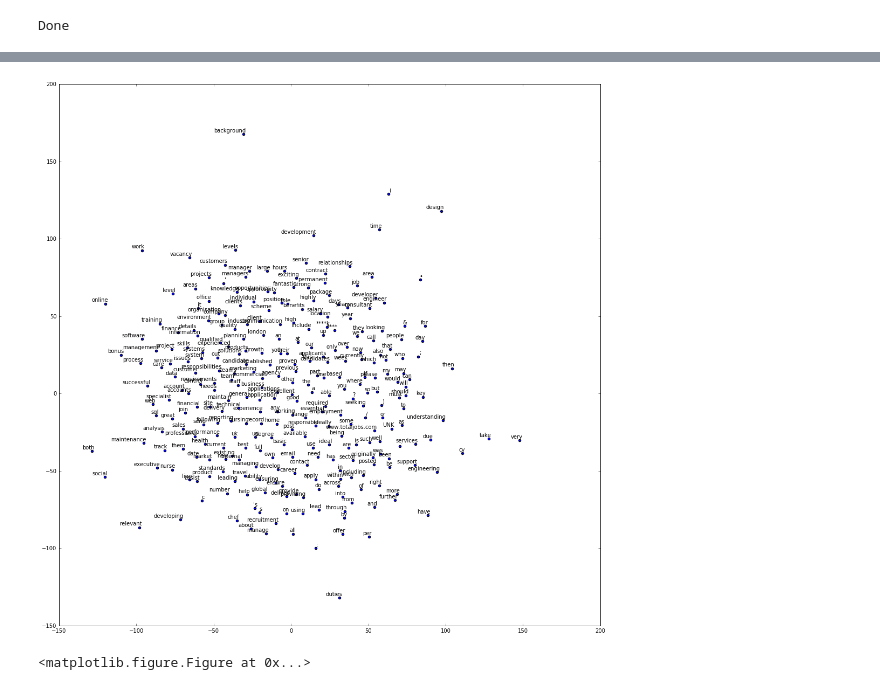
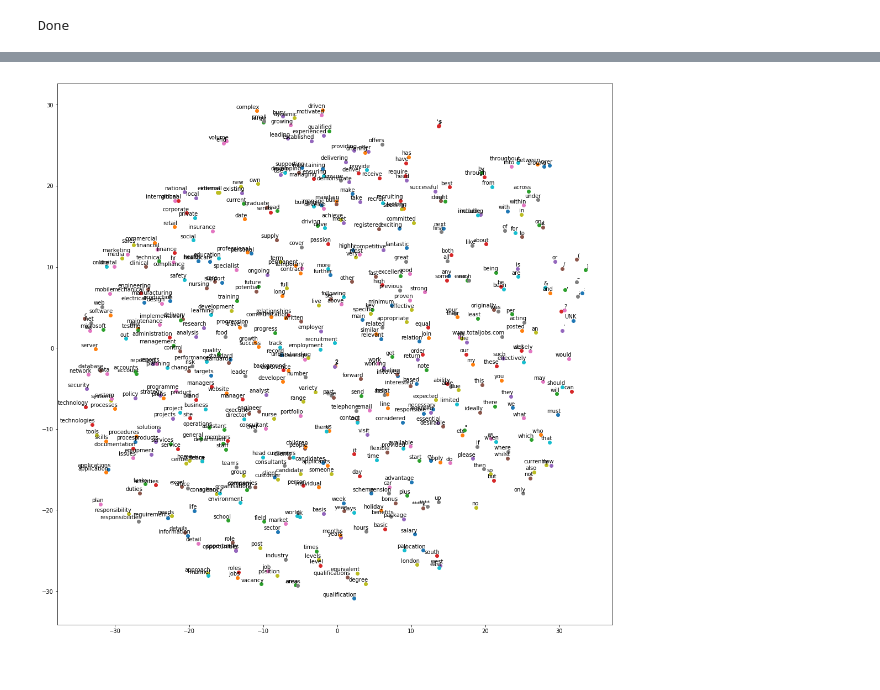
Before and after one commit to sydatascience/textanalytics, a Jupyter notebook: word2vec_basic_tutorial.ipynb, the cells around one changed output, grey strips where cells are left out. Cells and saved outputs as stored; diff of their text form; code cells hidden in the pictures.

Commit message:
Word2Vec upgrades

```diff
--- a/word2vec_basic_tutorial.ipynb
+++ b/word2vec_basic_tutorial.ipynb
@@ -27,19 +27,20 @@ import nltk
 
 #TODO(remove other errors, spelling mistakes, urls etc.)
 #Pipes and stars.
+#TODO Preprocessing and cleaning of text data
 # Split concatenated words http://stackoverflow.com/questions/8870261/how-to-split-text-without-spaces-into-list-of-words
 def get_full_text_description(data_column):
   pattern = re.compile(r'(\w+)\/(\w+)')
   cleaned_text = ''
   for cell in data_column:
     if pattern.search(cell):
-        cell = pattern.sub(r'\1 \2', cell)
+      cell = pattern.sub(r'\1 \2', cell)
     cleaned_text += cell.lower() + ' '
-  tokens = nltk.word_tokenize(unicode(cleaned_text, "utf-8"))
+  tokens = nltk.word_tokenize(cleaned_text)
   text = nltk.Text(tokens)
   return text
 # %%
-data = pandas.read_csv('data/train.csv', nrows=50000) #Can read a subset. First nrows of the total.
-words = get_full_text_description(data['FullDescription'])
+data = pandas.read_csv('data/train.csv')#, nrows=50000) #Can read a subset. First nrows of the total.
+words = get_full_text_description(data['FullDescriptionWithTitle'])
 print(words[0:100])
 # %% [output]
@@ -47,6 +53,6 @@ print(words[0:100])
 # %%
 # Step 2: Build the dictionary and replace rare words with UNK token.
-vocabulary_size = 25000
+vocabulary_size = 100000
 
 def build_dataset(words):
   count = [['UNK', -1]]
@@ -66,9 +72,10 @@ def build_dataset(words):
       unk_count += 1
     data.append(index)
   count[0][1] = unk_count
+  count[0] = (count[0][0], count[0][1])
   reverse_dictionary = dict(zip(dictionary.values(), dictionary.keys()))
   return data, count, dictionary, reverse_dictionary
 
 data, count, dictionary, reverse_dictionary = build_dataset(words)
-del words  # Hint to reduce memory.
+#del words  # Hint to reduce memory requirements.
 # %%
@@ -121,9 +148,9 @@ for i in range(8):
 # %%
 # Step 4: Build and train a skip-gram model.
 
-batch_size = 128
-embedding_size = 128  # Dimension of the embedding vector.
-skip_window = 1       # How many words to consider left and right.
+batch_size = 256
+embedding_size = 256  # Dimension of the embedding vector.
+skip_window = 2       # How many words to consider left and right.
 num_skips = 2         # How many times to reuse an input to generate a label.
 
 # We pick a random validation set to sample nearest neighbors. Here we limit the
@@ -134,6 +161,8 @@ valid_window = 100  # Only pick dev samples in the head of the distribution.
 valid_examples = np.random.choice(valid_window, valid_size, replace=False)
 num_sampled = 64    # Number of negative examples to sample.
 
+learning_rate = 1.0
+
 graph = tf.Graph()
 
 with graph.as_default():
@@ -143,11 +172,10 @@ with graph.as_default():
   train_labels = tf.placeholder(tf.int32, shape=[batch_size, 1])
   valid_dataset = tf.constant(valid_examples, dtype=tf.int32)
 
-  # Ops and variables pinned to the CPU because of missing GPU implementation
-  with tf.device('/cpu:0'):
+  with tf.device('/gpu:0'):
     # Look up embeddings for inputs.
     embeddings = tf.Variable(
-        tf.random_uniform([vocabulary_size, embedding_size], -1.0, 1.0))
+        tf.random_uniform([vocabulary_size, embedding_size], -1.0, 1.0), name='word_embedding')
     embed = tf.nn.embedding_lookup(embeddings, train_inputs)
 
     # Construct the variables for the NCE loss
@@ -160,11 +188,10 @@ with graph.as_default():
   # tf.nce_loss automatically draws a new sample of the negative labels each
   # time we evaluate the loss.
   loss = tf.reduce_mean(
-      tf.nn.nce_loss(nce_weights, nce_biases, embed, train_labels,
+      tf.nn.nce_loss(nce_weights, nce_biases, train_labels, embed,
                      num_sampled, vocabulary_size))
 
-  # Construct the SGD optimizer using a learning rate of 1.0.
-  optimizer = tf.train.GradientDescentOptimizer(1.0).minimize(loss)
+  optimizer = tf.train.GradientDescentOptimizer(learning_rate).minimize(loss)
 
   # Compute the cosine similarity between minibatch examples and all embeddings.
   norm = tf.sqrt(tf.reduce_sum(tf.square(embeddings), 1, keep_dims=True))
@@ -175,5 +202,5 @@ with graph.as_default():
       valid_embeddings, normalized_embeddings, transpose_b=True)
 
   # Add variable initializer.
-  init = tf.initialize_all_variables()
+  init = tf.global_variables_initializer()
 # %%
@@ -237,34 +299,33 @@ Nearest to an: , www.eurolondon.com, ****1, 2011/****, tradesman, experienceo
 # %%
 # Step 6: Visualize the embeddings.
 %matplotlib inline
 
 def plot_with_labels(low_dim_embs, labels, filename='tsne.png'):
   assert low_dim_embs.shape[0] >= len(labels), "More labels than embeddings"
   plt.figure(figsize=(18, 18))  #in inches
   for i, label in enumerate(labels):
     x, y = low_dim_embs[i,:]
     plt.scatter(x, y)
     plt.annotate(label,
                  xy=(x, y),
                  xytext=(5, 2),
                  textcoords='offset points',
                  ha='right',
                  va='bottom')
-  plt.show()
+  #plt.show()
   plt.savefig(filename)
 
 try:
   tsne = TSNE(perplexity=30, n_components=2, init='pca', n_iter=5000)
-  plot_only = 300
+  plot_only = 500
   low_dim_embs = tsne.fit_transform(final_embeddings[:plot_only,:])
   labels = [reverse_dictionary[i] for i in xrange(plot_only)]
   plot_with_labels(low_dim_embs, labels)
 
 except ImportError:
   print("Please install sklearn, matplotlib, and scipy to visualize embeddings.")
 # %% [output]
-[figure, old version]
+[figure, new version]
-<matplotlib.figure.Figure at 0x...>
 # %%
 print(final_embeddings.shape)
 print(labels)
```
Also changed, not shown: parts of 6 cells of this notebook, 5 other files.
